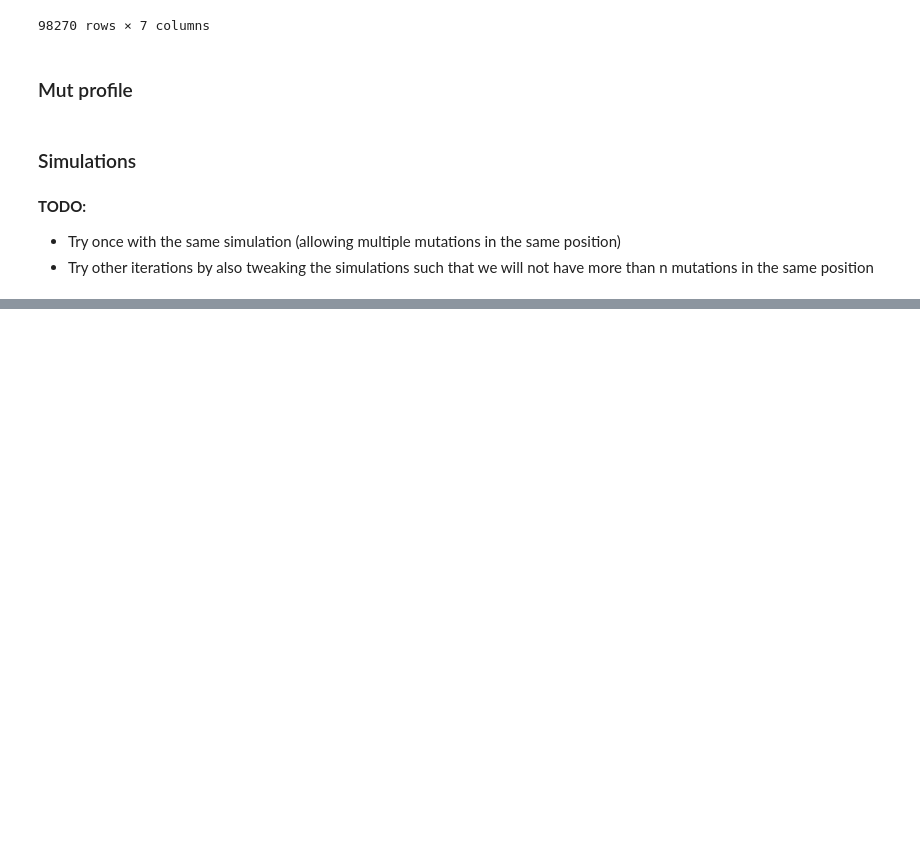
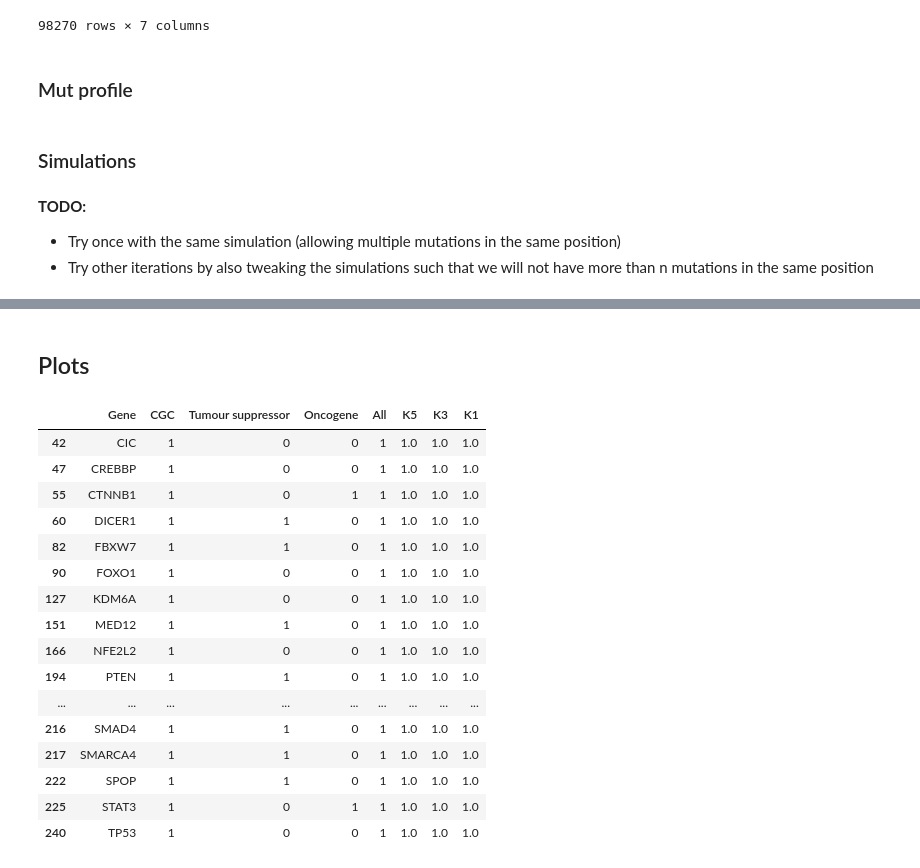
Before and after one commit to bbglab/oncodrive3d_paper, a Jupyter notebook: review_01/effect_of_hotspots/effect_of_hotspots.ipynb, the cells around one changed output, grey strips where cells are left out. Cells and saved outputs as stored; diff of their text form; code cells hidden in the pictures; blank space fills up the shorter version.

```diff
--- a/review_01/effect_of_hotspots/effect_of_hotspots.ipynb
+++ b/review_01/effect_of_hotspots/effect_of_hotspots.ipynb
@@ -592,0 +700,10 @@ simulate_mutations()
+# %%
+cgc_df = pd.read_csv(f"{datasets}input/cancer_202404/CGC_list_v99.tsv", sep = "\t")
+cgc_df = cgc_df[["Gene Symbol", "Role in Cancer"]].rename(columns={
+    "Gene Symbol" : "Gene",
+    "Role in Cancer" : "Gene_action"})
+cgc_df.Gene_action = cgc_df.Gene_action.apply(lambda x: get_cgc_action(x))
+cgc_df = cgc_df.assign(Gene=cgc_df['Gene'].str.split(','))
+cgc_df = cgc_df.explode('Gene')
+cgc_df['Gene'] = cgc_df['Gene'].str.strip()
+cgc_df
@@ -592,0 +724,18 @@ simulate_mutations()
+# %%
+print("> Original:")
+df_all, df_all_res = load_significant_o3d_data(all_path, cohort_df, cgc_df)
+
+print("\n> K5:")
+df_k5, df_k5_res = load_significant_o3d_data(k5_path, cohort_df, cgc_df)
+df_k5["K5"] = 1
+df_k5_res["K5"] = 1
+
+print("\n> K3:")
+df_k3, df_k3_res = load_significant_o3d_data(k3_path, cohort_df, cgc_df)
+df_k3["K3"] = 1
+df_k3_res["K3"] = 1
+
+print("\n> K1:")
+df_k1, df_k1_res = load_significant_o3d_data(k1_path, cohort_df, cgc_df)
+df_k1["K1"] = 1
+df_k1_res["K1"] = 1
@@ -592,0 +804,2 @@ simulate_mutations()
+# %% [markdown]
+## Plots
@@ -592,0 +812,20 @@ simulate_mutations()
+# %%
+df_unique[(df_unique["K1"] == 1) & (df_unique["CGC"] == 1)]
+# %% [output]
+|  | Gene | CGC | Tumour suppressor | Oncogene | All | K5 | K3 | K1 |
+| 42 | CIC | 1 | 0 | 0 | 1 | 1.0 | 1.0 | 1.0 |
+| 47 | CREBBP | 1 | 0 | 0 | 1 | 1.0 | 1.0 | 1.0 |
+| 55 | CTNNB1 | 1 | 0 | 1 | 1 | 1.0 | 1.0 | 1.0 |
+| 60 | DICER1 | 1 | 1 | 0 | 1 | 1.0 | 1.0 | 1.0 |
+| 82 | FBXW7 | 1 | 1 | 0 | 1 | 1.0 | 1.0 | 1.0 |
+| 90 | FOXO1 | 1 | 0 | 0 | 1 | 1.0 | 1.0 | 1.0 |
+| 127 | KDM6A | 1 | 0 | 0 | 1 | 1.0 | 1.0 | 1.0 |
+| 151 | MED12 | 1 | 1 | 0 | 1 | 1.0 | 1.0 | 1.0 |
+| 166 | NFE2L2 | 1 | 0 | 0 | 1 | 1.0 | 1.0 | 1.0 |
+| 194 | PTEN | 1 | 1 | 0 | 1 | 1.0 | 1.0 | 1.0 |
+| ... | ... | ... | ... | ... | ... | ... | ... | ... |
+| 216 | SMAD4 | 1 | 1 | 0 | 1 | 1.0 | 1.0 | 1.0 |
+| 217 | SMARCA4 | 1 | 1 | 0 | 1 | 1.0 | 1.0 | 1.0 |
+| 222 | SPOP | 1 | 1 | 0 | 1 | 1.0 | 1.0 | 1.0 |
+| 225 | STAT3 | 1 | 0 | 1 | 1 | 1.0 | 1.0 | 1.0 |
+| 240 | TP53 | 1 | 0 | 0 | 1 | 1.0 | 1.0 | 1.0 |
```
Also changed, not shown: parts of 16 cells of this notebook.
